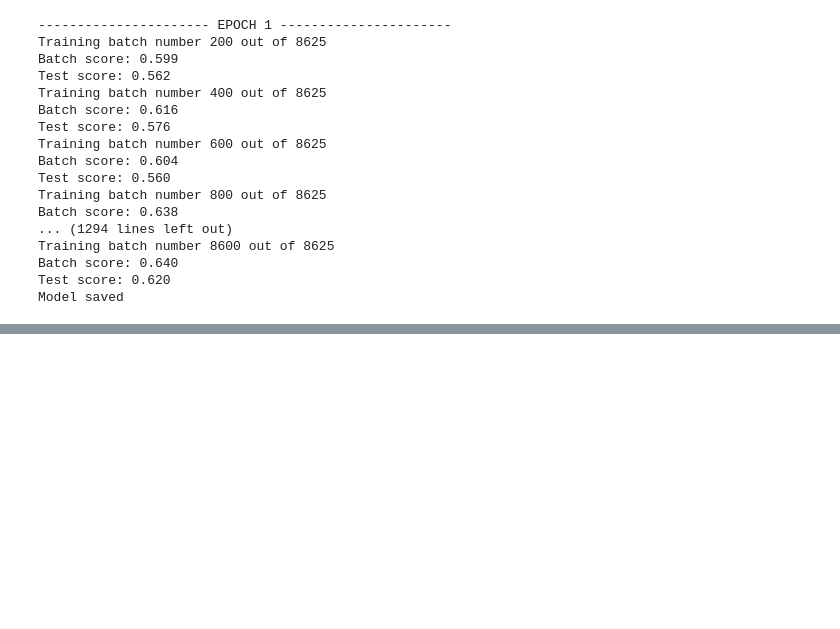
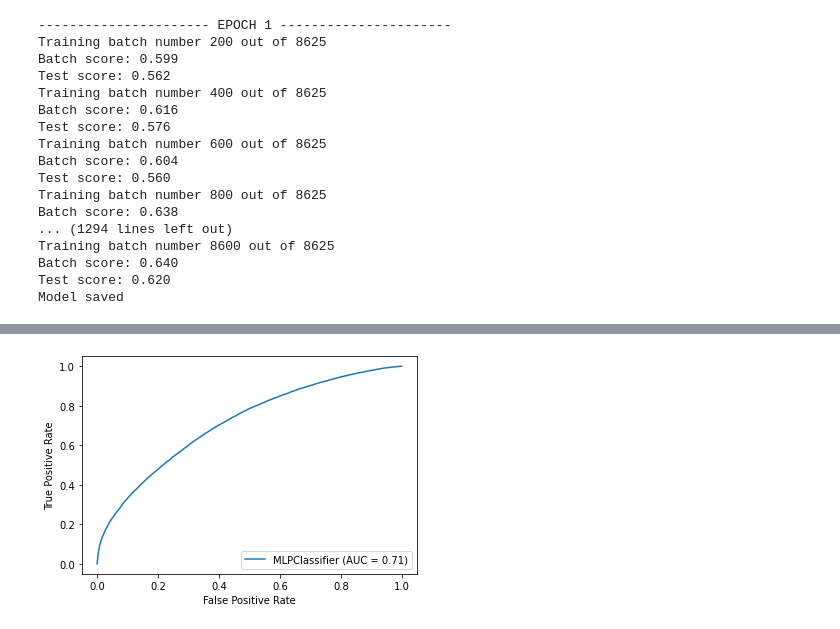
Before and after one commit to rcofrer/MLWR, a Jupyter notebook: Initial_model_tinkering.ipynb, the cells around one changed output, grey strips where cells are left out. Saved outputs shown, nothing was run; the diff lists cells and outputs as text; code cells hidden in the pictures; blank space fills up the shorter version.

Commit message:
Added code for neural net model and ROC score

```diff
--- a/Initial_model_tinkering.ipynb
+++ b/Initial_model_tinkering.ipynb
@@ -119,0 +125,39 @@ Model saved
+# %%
+numEpochs = 10
+batchSize = 2**10
+numBatches = xTrain.shape[0] // batchSize
+
+model = MLPClassifier(hidden_layer_sizes=1024, activation='relu', solver='adam', alpha=1e-4, batch_size=batchSize, max_iter=1)
+
+def iterateMiniBatches(inputs, targets, batchSize, shuffle=False):
+    assert inputs.shape[0] == targets.shape[0]
+    if shuffle:
+        indices = np.arange(inputs.shape[0])
+        np.random.shuffle(indices)
+    for start_idx in range(0, inputs.shape[0] - batchSize + 1, batchSize):
+        if shuffle:
+            excerpt = indices[start_idx:start_idx + batchSize]
+        else:
+            excerpt = slice(start_idx, start_idx + batchSize)
+        yield inputs.iloc[excerpt], targets.iloc[excerpt]
+
+classes = y.unique()
+
+for n in range(numEpochs):
+    batchCounter = 0
+    print(f"---------------------- EPOCH {n + 1} ----------------------")
+    for batch in iterateMiniBatches(xTrain, yTrain, batchSize, shuffle=True):
+        batchCounter += 1
+        xBatch, yBatch = batch
+        xBatchNumerical = xBatch[numericalColumns].values
+        xBatchCategorical = xBatch[categoricalColumns]
+        xBatchCategorical = categoricalEncoder.transform(xBatchCategorical)
+        xBatch = np.concatenate([xBatchNumerical, scipy.sparse.csr_matrix.toarray(xBatchCategorical)], axis=1)
+        model.partial_fit(xBatch, yBatch, classes=classes)
+        if batchCounter % 200 == 0:
+            print(f"Training batch number {batchCounter} out of {numBatches}")
+            print("Batch score: %0.3f" % model.score(xBatch, yBatch))
+            print("Test score: %0.3f" % model.score(xTest, yTest))
+    with open(f'/content/gdrive/My Drive/Notebooks Colab/MLPModel_e{n + 1}.pickle', 'wb') as handle:
+        pickle.dump(model, handle, protocol=pickle.HIGHEST_PROTOCOL)
+        print("Model saved")
@@ -119,0 +191,7 @@ Model saved
+# %%
+from sklearn import metrics
+
+metrics.plot_roc_curve(model, xTest, yTest)
+plt.show()
+# %% [output]
+[figure, added]
```
Also changed, not shown: parts of 7 cells of this notebook.
